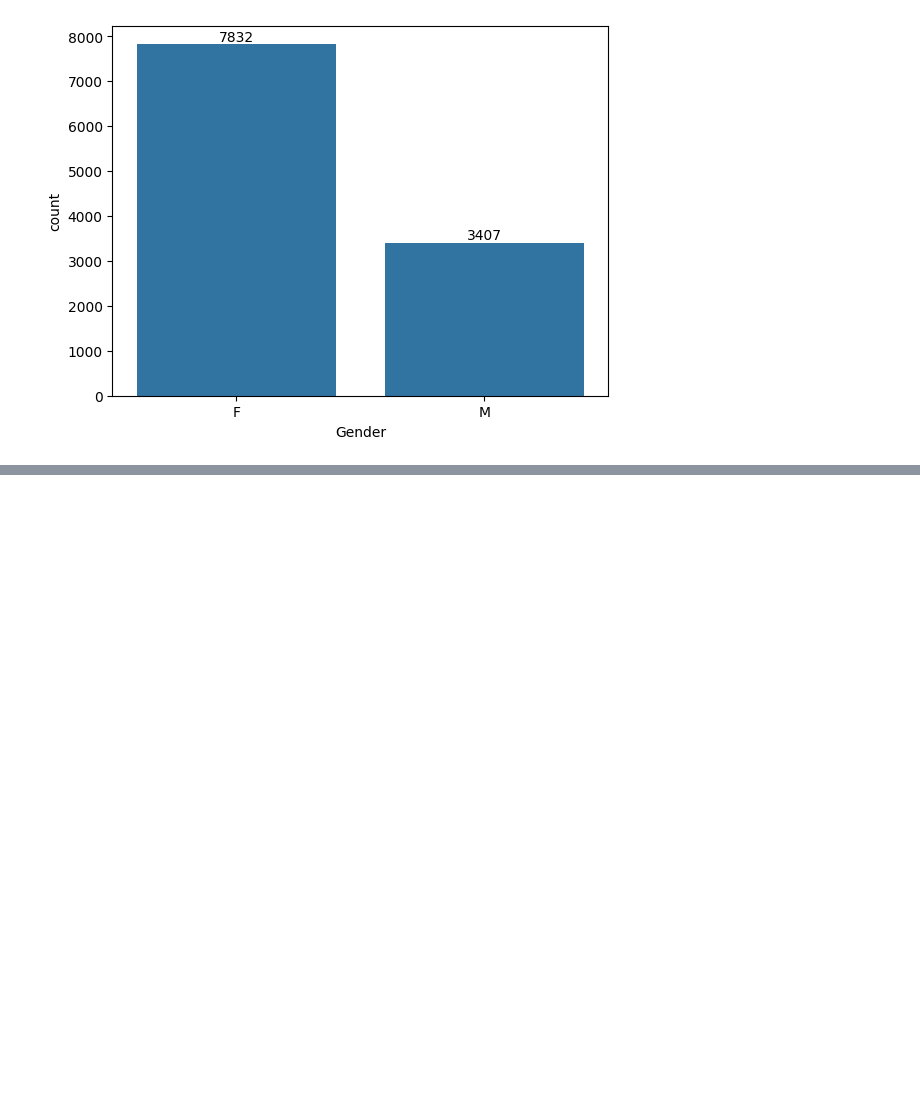
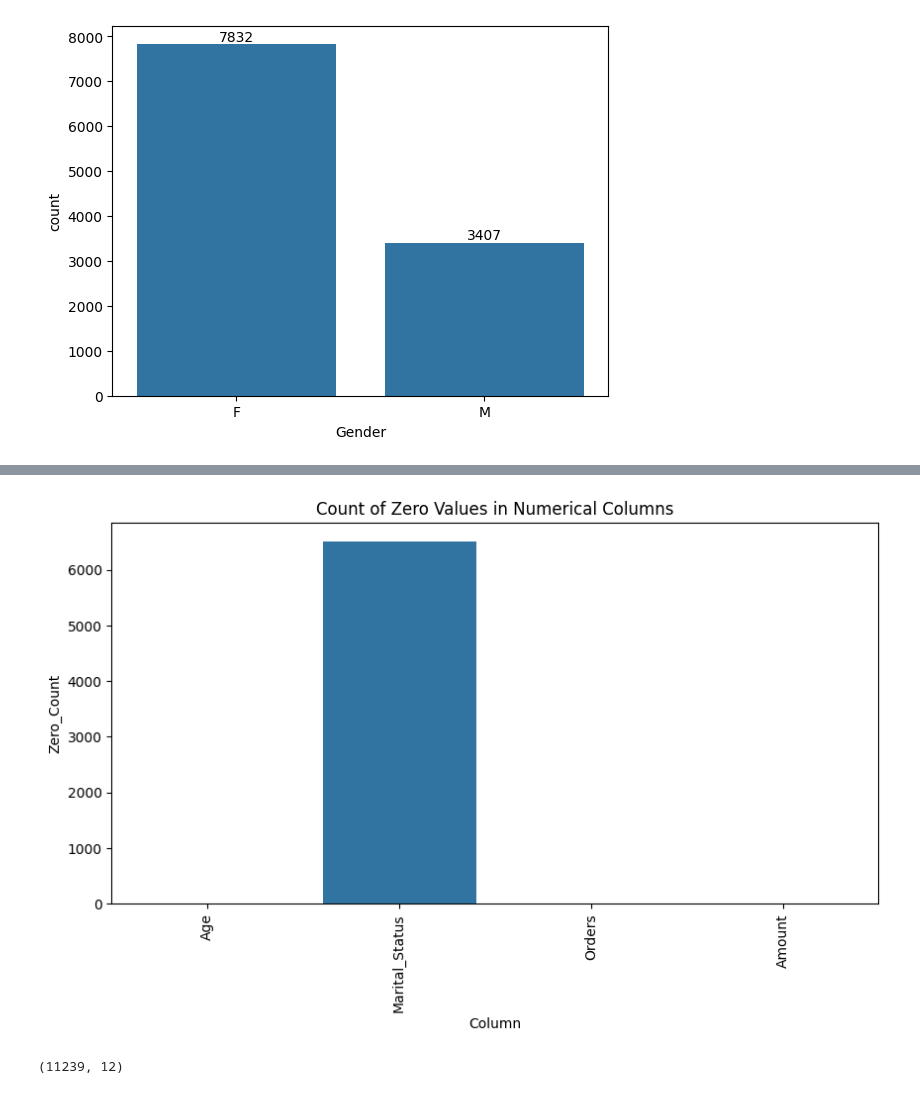
Before and after one commit to Devilvamp17/eda_project, a Jupyter notebook: main.ipynb, the cells around one changed output, grey strips where cells are left out. Drawn from its saved outputs; the diff is of its cells as text; code cells hidden in the pictures; blank space fills up the shorter version.

```diff
--- a/main.ipynb
+++ b/main.ipynb
@@ -120,0 +103,26 @@ sns.barplot(x='Gender',y='Amount',data=temp)
+# %%
+numerical_cols = data.select_dtypes(include=['int64', 'float64']).columns.tolist()
+categorical_cols = data.select_dtypes(include=['object', 'category']).columns.tolist()
+target='Amount'
+# %%
+# convert int to float
+for i in numerical_cols:
+    data[i] = data[i].astype(float)
+# %%
+# Count of Zero Values in Numerical Columns
+res=[]
+for i in numerical_cols:
+    res.append((i,data[i].value_counts().get(0,0)))
+res=pd.DataFrame(res,columns=['Column','Zero_Count'])
+
+plt.figure(figsize=(10,5))
+sns.barplot(x='Column',y='Zero_Count',data=res)
+plt.xticks(rotation=90)
+plt.title('Count of Zero Values in Numerical Columns')
+plt.show()
+# %% [output]
+[figure, added]
+# %%
+data.shape
+# %% [output]
+(11239, 12)
```
Also changed, not shown: parts of 29 cells of this notebook, 18 other files.
